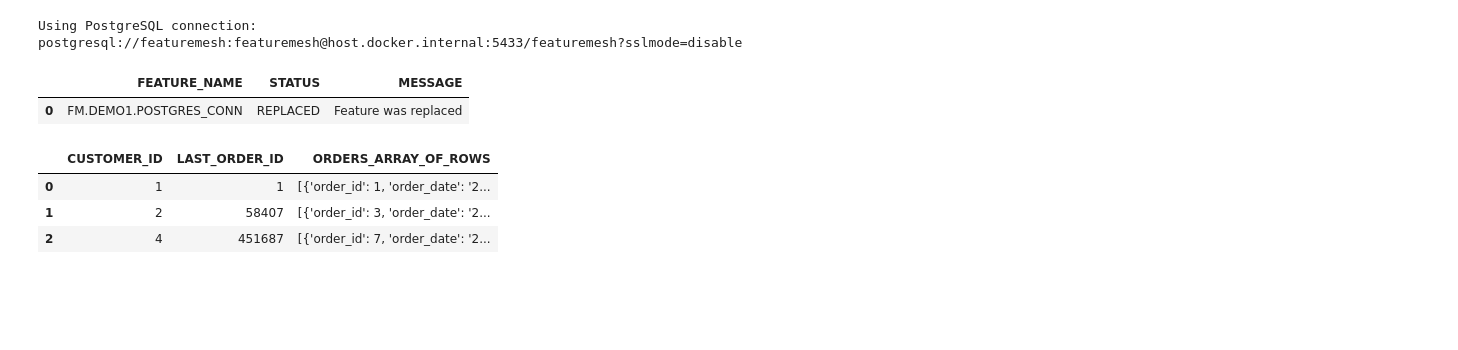
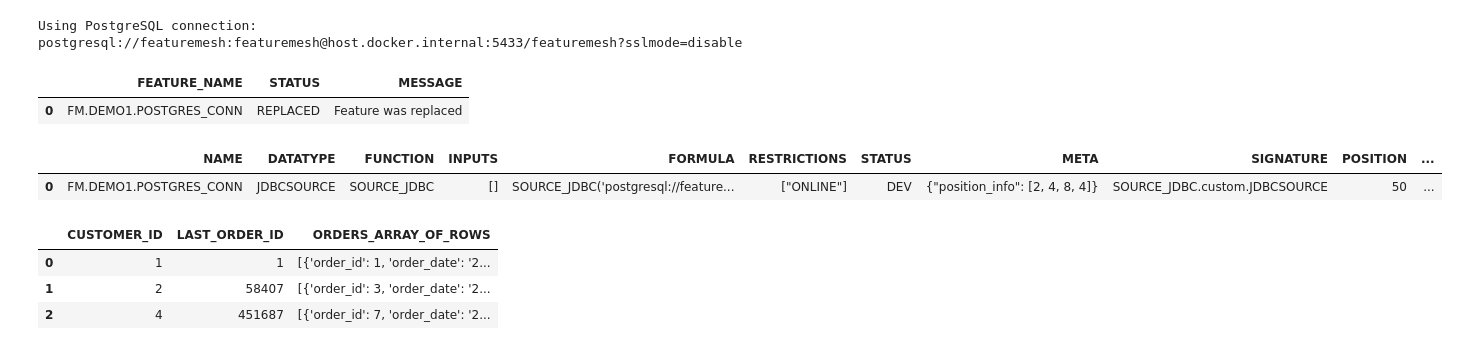
Before and after one commit to featuremesh/demos, a Jupyter notebook: jupyter/notebooks/demos/capabilities/online_federated_queries.ipynb, the cells around one changed output. Drawn from its saved outputs; the diff is of its cells as text; code cells hidden in the pictures; blank space fills up the shorter version.

```diff
--- a/jupyter/notebooks/demos/capabilities/online_federated_queries.ipynb
+++ b/jupyter/notebooks/demos/capabilities/online_federated_queries.ipynb
@@ -505,6 +509,13 @@ CREATE OR REPLACE FEATURE FM.DEMO1.POSTGRES_CONN AS
 # %% [output]
 |  | FEATURE_NAME | STATUS | MESSAGE |
 | 0 | FM.DEMO1.POSTGRES_CONN | REPLACED | Feature was replaced |
+# %%
+%%featureql
+
+SHOW FEATURE FM.DEMO1.POSTGRES_CONN
+# %% [output]
+|  | NAME | DATATYPE | FUNCTION | INPUTS | FORMULA | RESTRICTIONS | STATUS | META | SIGNATURE | POSITION | ... |
+| 0 | FM.DEMO1.POSTGRES_CONN | JDBCSOURCE | SOURCE_JDBC | [] | SOURCE_JDBC('postgresql://feature... | ["ONLINE"] | DEV | {"position_info": [2, 4, 8, 4]} | SOURCE_JDBC.custom.JDBCSOURCE | 50 | ... |
 # %%
 %%featureql
 
```
Also changed, not shown: parts of 10 cells of this notebook, 12 other files.
